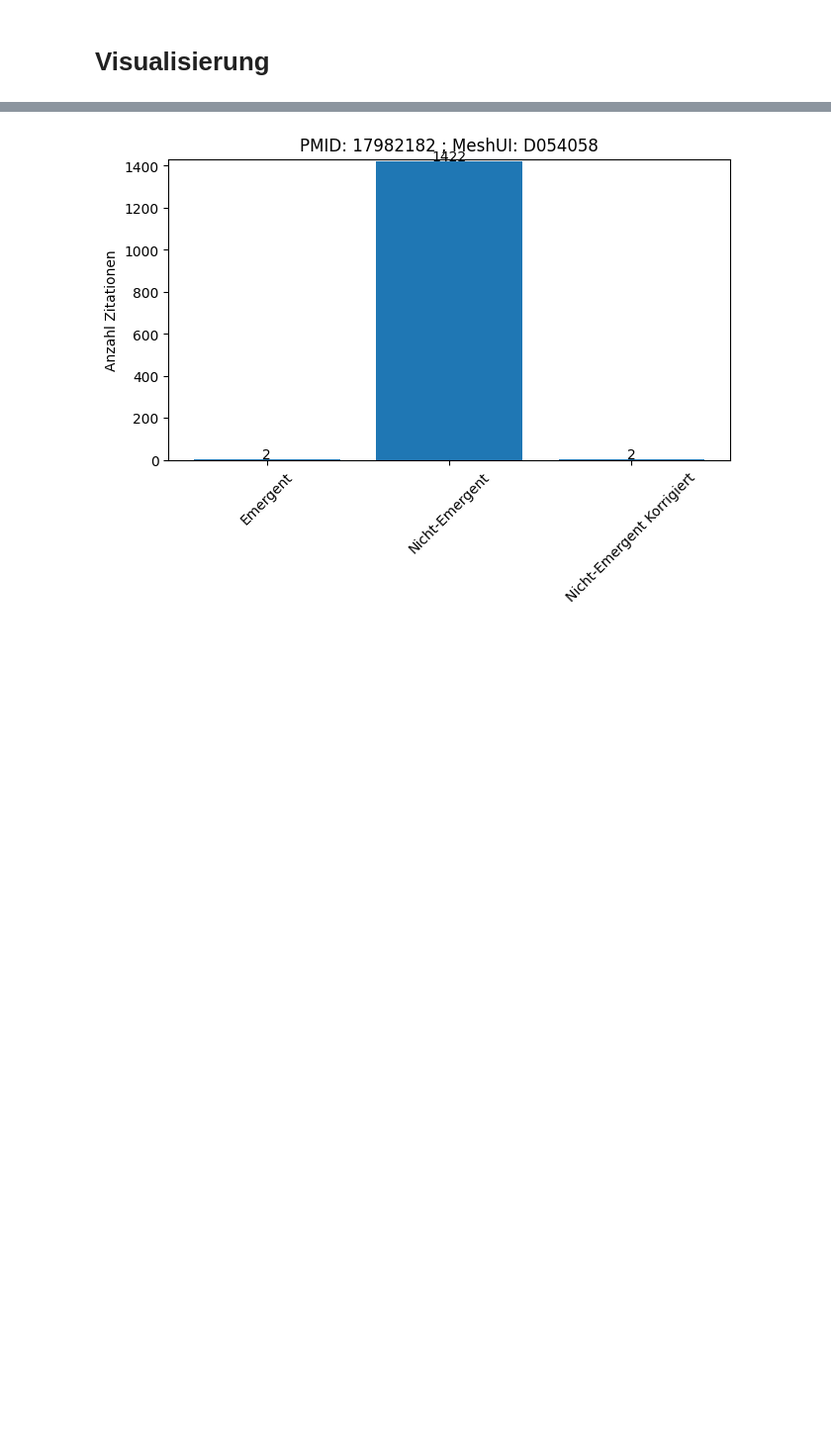
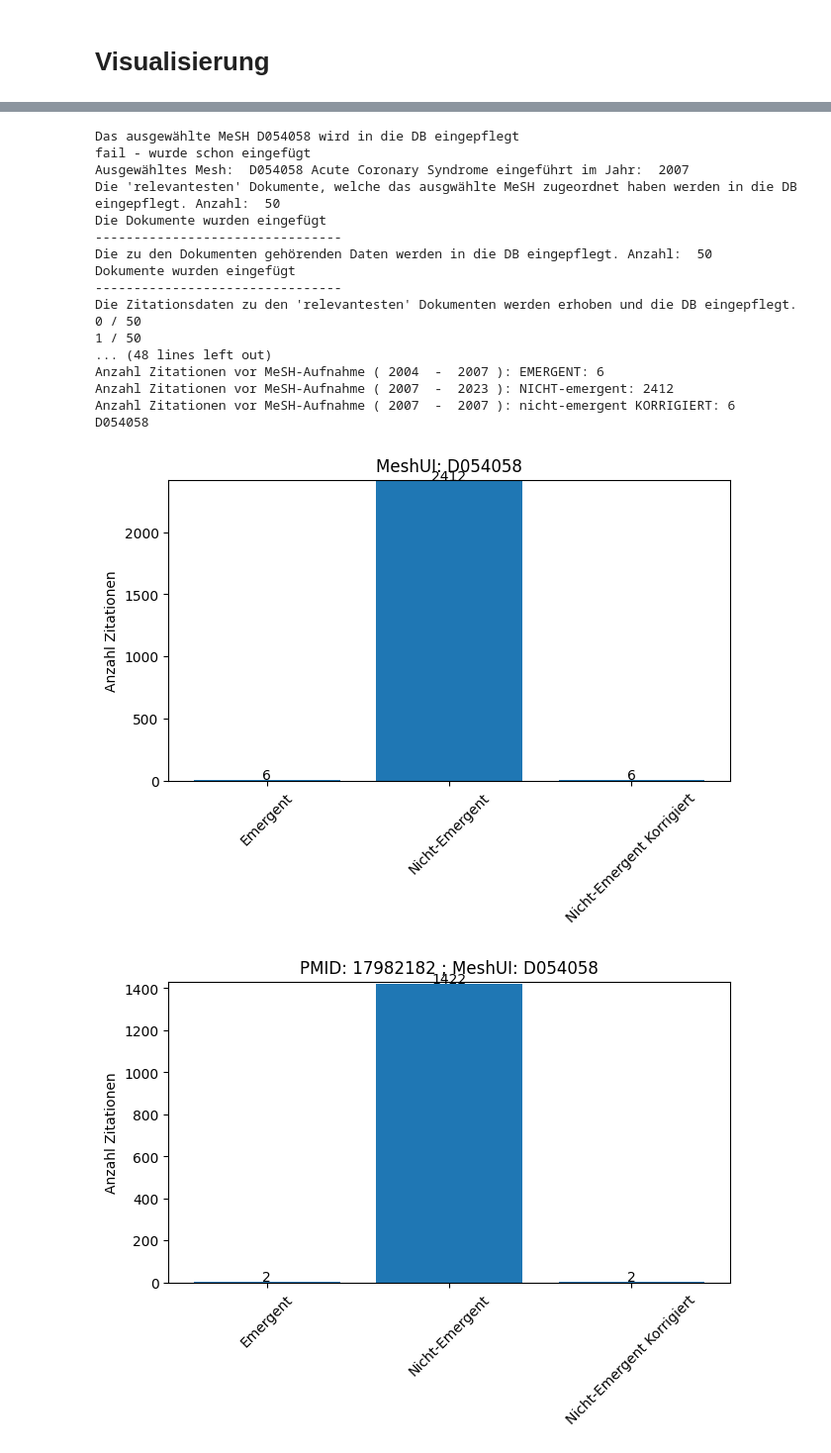
Before and after one commit to Johanna0999/MA_Code, a Jupyter notebook: efficient.ipynb, the cells around one changed output, grey strips where cells are left out. Shown at 99% size. Cells and saved outputs as stored; diff of their text form; code cells hidden in the pictures; blank space fills up the shorter version.

Commit message:
multiple ui and meshIndexes

```diff
--- a/efficient.ipynb
+++ b/efficient.ipynb
@@ -197,6 +203,6 @@ def getYearsHistoFromPmids(pmidRoots):
 # %%
 def getAuswahlMesh(suchwort):
-    requ = requests.get("https://id.nlm.nih.gov/mesh/lookup/descriptor?label="+str(suchwort)+"&match=contains&year=current&limit=10", headers={"Accept": "application/json"})
+    requ = requests.get("https://id.nlm.nih.gov/mesh/lookup/descriptor?label="+str(suchwort)+"&match=contains&year=current", headers={"Accept": "application/json"})
     meshData = requ.json()
     label_auswahl = [output['label'] for output in meshData]
     resource_auswahl = [output['resource'] for output in meshData]
@@ -426,19 +438,39 @@ print("Es stehen ", len(meshUIs), " MeSHs zur Auswahl.")
 # %%
 # Auswahl Index
 #TODO: Auswählen
-meshIndex = 0
-meshTerm, meshYear, meshUI = setAuswahlMesh(meshIndex, meshUIs, label_auswahl, resource_auswahl)
-pmidListe_zuUntersuchen = getAndInsertRelevantDoks(meshTerm, meshYear, meshUI)
+meshIndex = [0]
+for index in meshIndex:
+    meshTerm, meshYear, meshUI = setAuswahlMesh(index, meshUIs, label_auswahl, resource_auswahl)
+    pmidListe_zuUntersuchen = getAndInsertRelevantDoks(meshTerm, meshYear, meshUI)
 
-# Zitationsdatenerhebung
-getAndInsertZitationen(pmidListe_zuUntersuchen)
+    # Zitationsdatenerhebung
+    getAndInsertZitationen(pmidListe_zuUntersuchen)
 
-# Analyse
-analysiereEmergenz(meshUI)
+    # Analyse
+    analysiereEmergenz(meshUI)
 
-# Visualisierung
-print(meshUI)
-visualisiereENENEKkumuliert(meshUI)
+    # Visualisierung
+    print(meshUI)
+    visualisiereENENEKkumuliert(meshUI)
+# %% [output]
+Das ausgewählte MeSH D054058 wird in die DB eingepflegt
+fail - wurde schon eingefügt
+Ausgewähltes Mesh:  D054058 Acute Coronary Syndrome eingeführt im Jahr:  2007
+Die 'relevantesten' Dokumente, welche das ausgwählte MeSH zugeordnet haben werden in die DB eingepflegt. Anzahl:  50
+Die Dokumente wurden eingefügt
+--------------------------------
+Die zu den Dokumenten gehörenden Daten werden in die DB eingepflegt. Anzahl:  50
+Dokumente wurden eingefügt
+--------------------------------
+Die Zitationsdaten zu den 'relevantesten' Dokumenten werden erhoben und die DB eingepflegt.
+0 / 50
+1 / 50
+... (48 lines left out)
+Anzahl Zitationen vor MeSH-Aufnahme ( 2004  -  2007 ): EMERGENT: 6
+Anzahl Zitationen vor MeSH-Aufnahme ( 2007  -  2023 ): NICHT-emergent: 2412
+Anzahl Zitationen vor MeSH-Aufnahme ( 2007  -  2007 ): nicht-emergent KORRIGIERT: 6
+D054058
+[figure, added]
 # %%
 visualisiereENENEK(17982182, "D054058")
 # %% [output]
```
Also changed, not shown: parts of 4 cells of this notebook.
